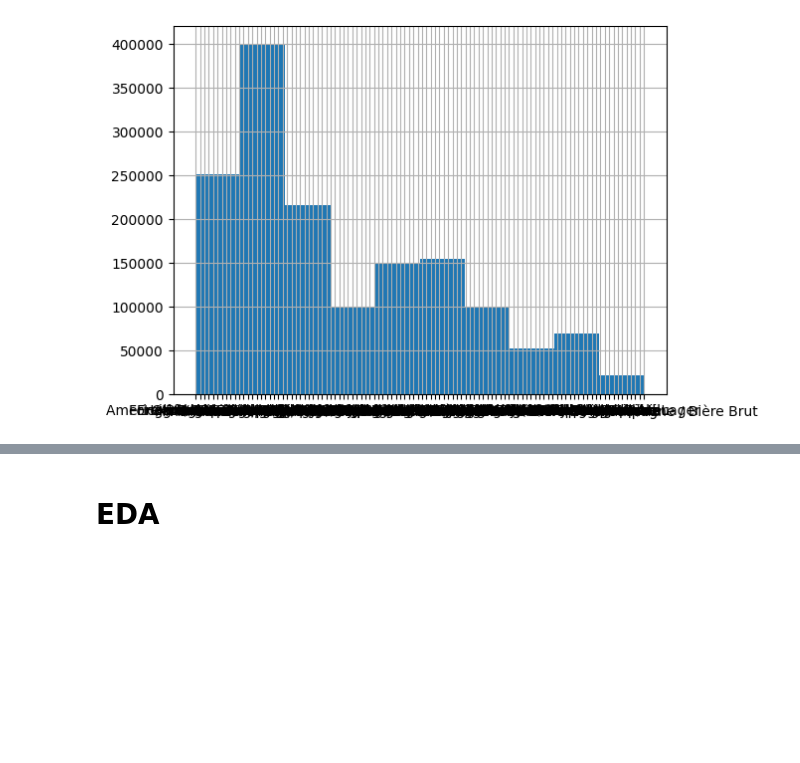
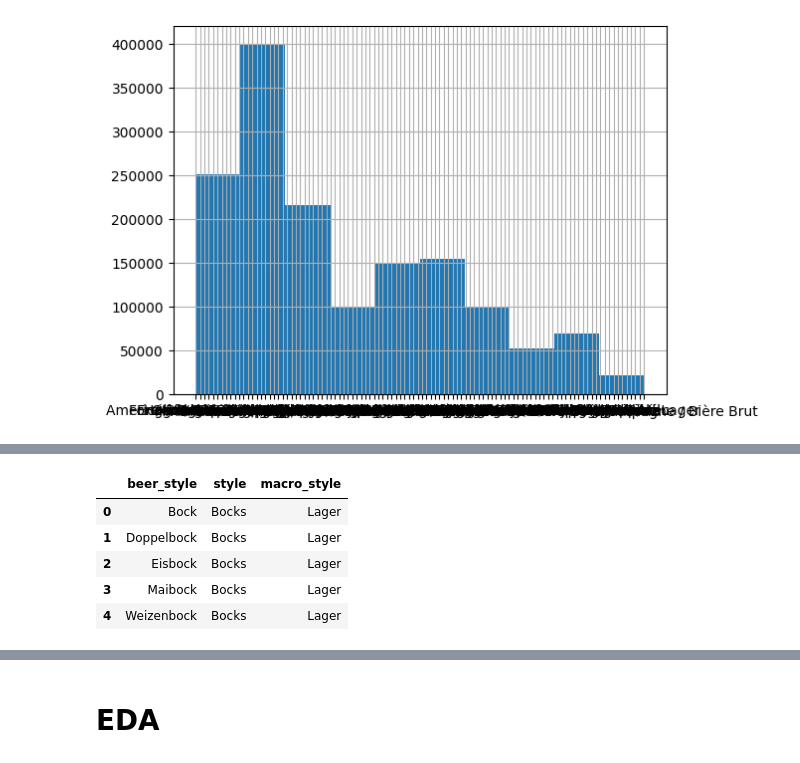
Before and after one commit to a70mico/Final_Project_Data_Science, a Jupyter notebook: src/explore_2.ipynb, the cells around one changed output, grey strips where cells are left out. Saved outputs shown, nothing was run; the diff lists cells and outputs as text; code cells hidden in the pictures; blank space fills up the shorter version.

```diff
--- a/src/explore_2.ipynb
+++ b/src/explore_2.ipynb
@@ -449,0 +630,11 @@ Categories (104, object): ['Altbier', 'American Adjunct Lager', 'American Amber
+# %%
+# Clasificación de estilos
+df_estilos = pd.read_csv("../data/raw/clasificacion_cervezas.csv")
+df_estilos.head()
+# %% [output]
+|  | beer_style | style | macro_style |
+| 0 | Bock | Bocks | Lager |
+| 1 | Doppelbock | Bocks | Lager |
+| 2 | Eisbock | Bocks | Lager |
+| 3 | Maibock | Bocks | Lager |
+| 4 | Weizenbock | Bocks | Lager |
```
Also changed, not shown: parts of 15 cells of this notebook.
